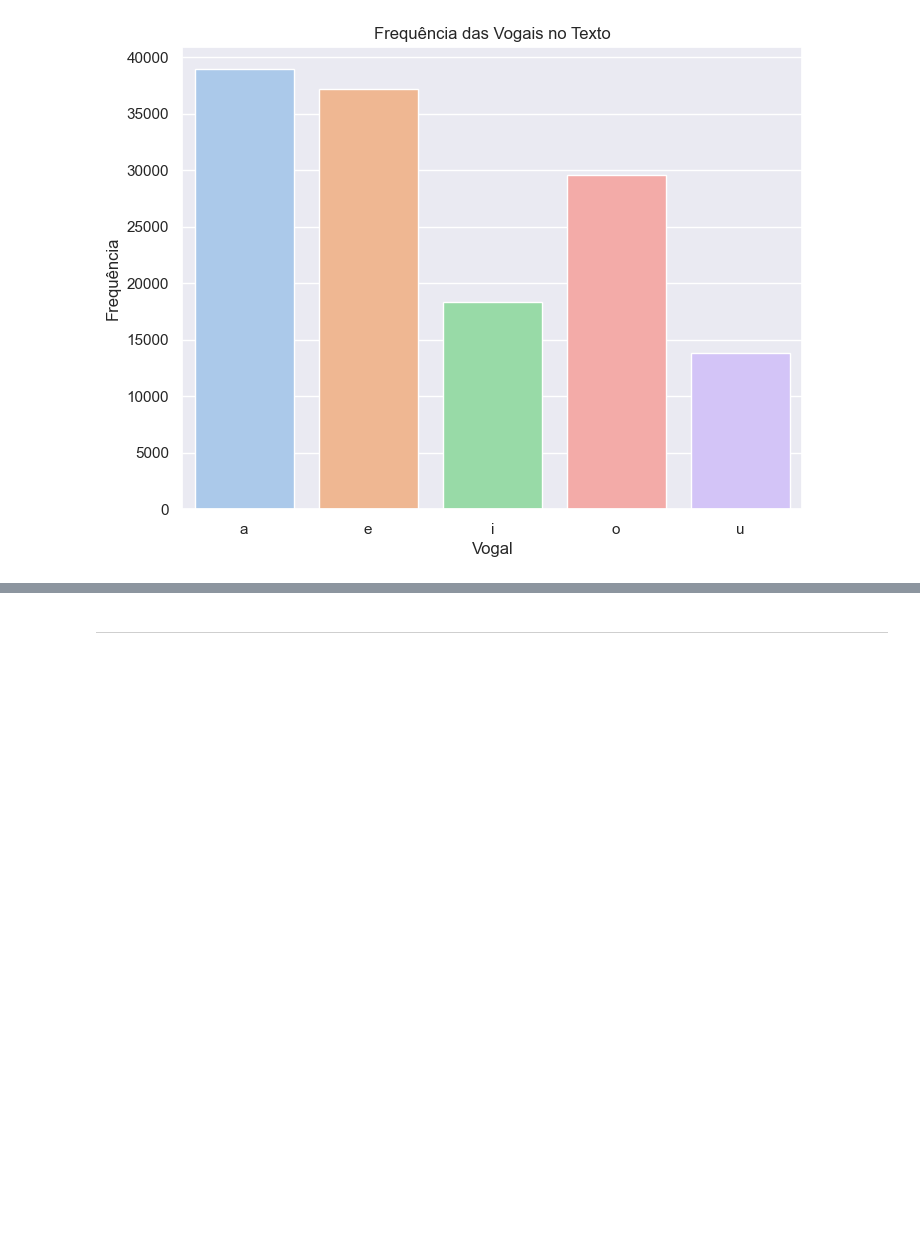
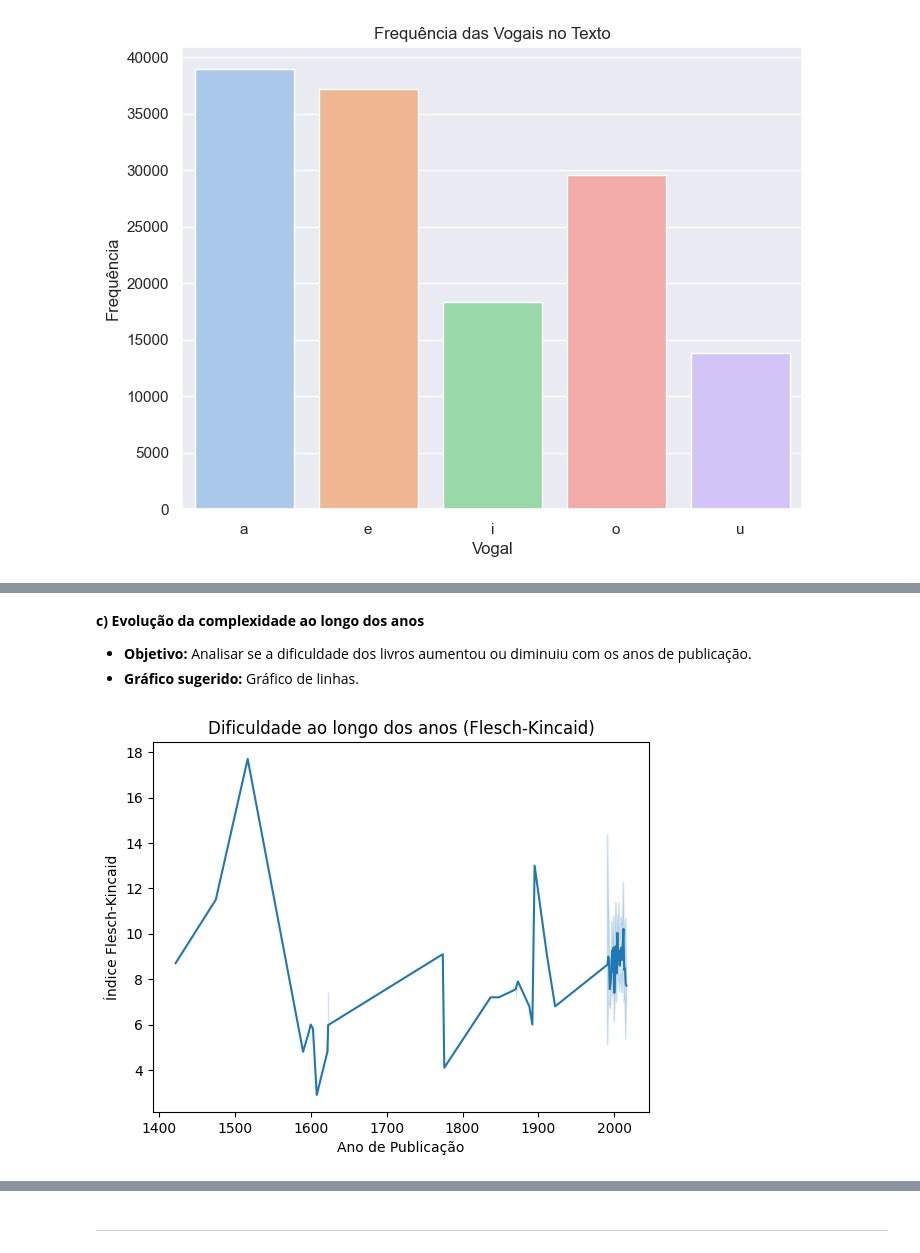
Before and after one commit to Vullkano/Filologia_Digital-Modulo_V, a Jupyter notebook: Session3/FL_Session3.ipynb, the cells around one changed output, grey strips where cells are left out. Drawn from its saved outputs; the diff is of its cells as text; code cells hidden in the pictures; blank space fills up the shorter version.

```diff
--- a/Session3/FL_Session3.ipynb
+++ b/Session3/FL_Session3.ipynb
@@ -1308,0 +1555,17 @@ Passing `palette` without assigning `hue` is deprecated and will be removed in v
+# %% [markdown]
+**c) Evolução da complexidade ao longo dos anos**
+- **Objetivo:** Analisar se a dificuldade dos livros aumentou ou diminuiu com os anos de publicação.
+- **Gráfico sugerido:** Gráfico de linhas.
+# %%
+df_sorted = df.sort_values(by='bibliography.publication.year')
+sns.lineplot(
+    data=df_sorted,
+    x='bibliography.publication.year',
+    y='metrics.difficulty.flesch kincaid grade'
+)
+plt.title("Dificuldade ao longo dos anos (Flesch-Kincaid)")
+plt.xlabel("Ano de Publicação")
+plt.ylabel("Índice Flesch-Kincaid")
+plt.show()
+# %% [output]
+[figure, added]
```
Also changed, not shown: parts of 33 cells of this notebook.
